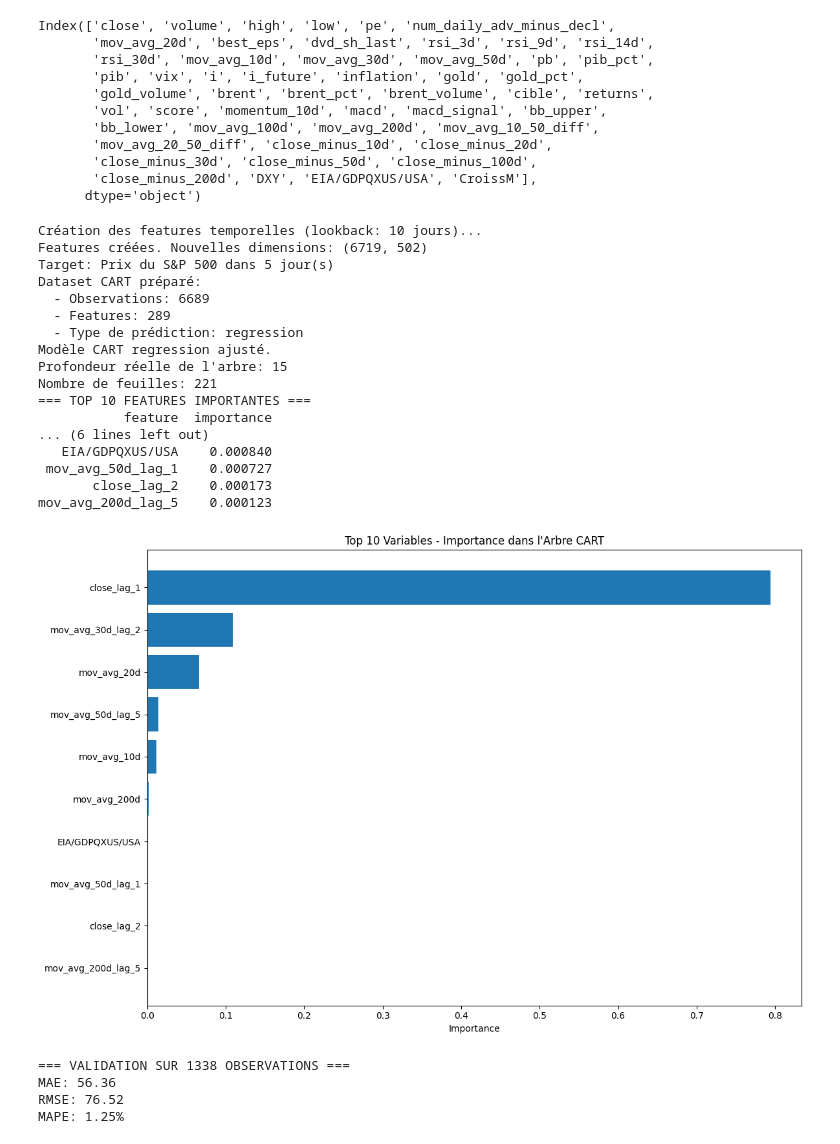
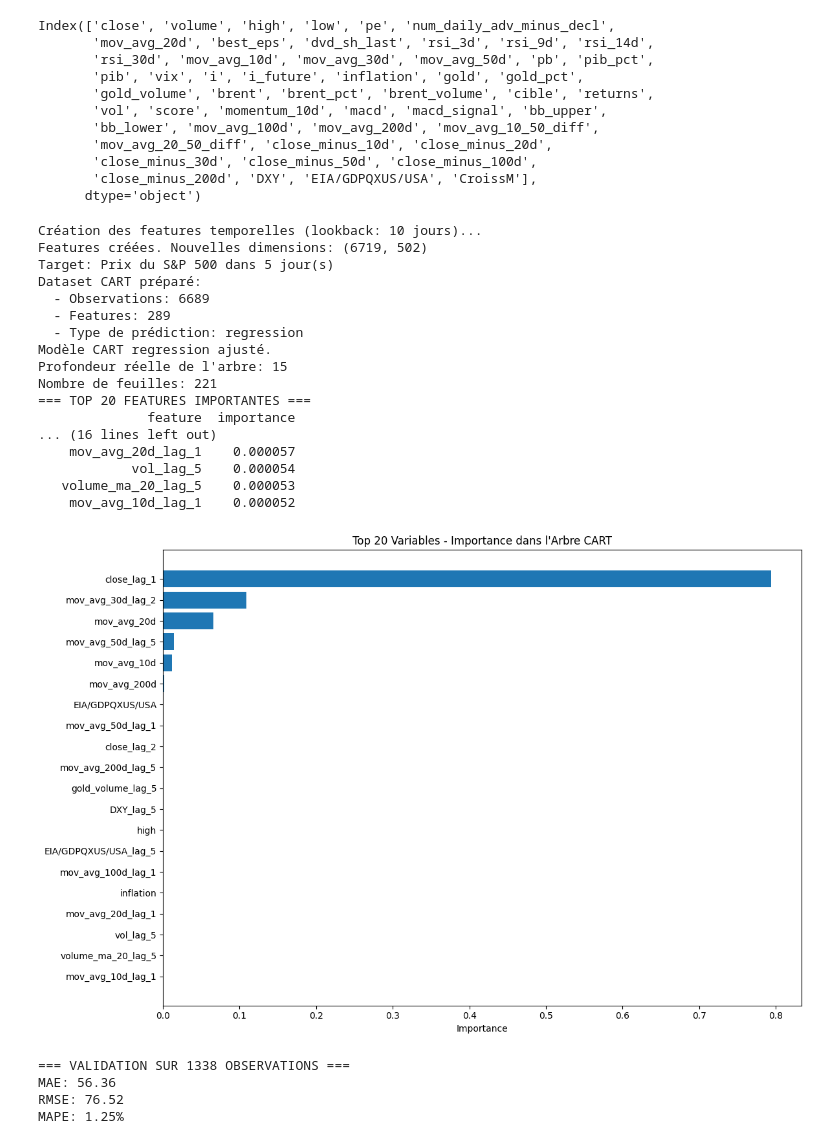
Before and after one commit to Alazuz/bigdata_project, a Jupyter notebook: CART.ipynb, the cells around one changed output. Drawn from its saved outputs; the diff is of its cells as text; code cells hidden in the pictures.

```diff
--- a/CART.ipynb
+++ b/CART.ipynb
@@ -280,11 +280,11 @@ class SP500CARTForecaster:
         # Paramètres à tester
         if self.prediction_type == 'regression':
             param_grid = {
-                'max_depth': [5, 10, 15, 20, None],
-                'min_samples_split': [20, 50, 100, 200],
-                'min_samples_leaf': [10, 20, 50],
-                'max_features': [0.3, 0.5, 0.7, 1.0]
-            }
+            'max_depth': [5, 10, 15, 20, None],
+            'min_samples_split': [2, 5, 10, 20, 50, 100],
+            'min_samples_leaf': [1, 5, 10, 20, 50],
+            'max_features': [0.1, 0.3, 0.5, 'sqrt', 'log2', 1.0]
+        }
             model = DecisionTreeRegressor(random_state=42)
             scoring = 'neg_mean_squared_error'
 
@@ -497,42 +497,58 @@ class SP500CARTForecaster:
 if __name__ == "__main__":
 
     forecast = SP500CARTForecaster(prediction_type='regression')
 
     forecast.data = data
 
     # Créer les features
     forecast.create_time_series_features(target_column='cible', lookback_periods=10)
 
     # Préparer pour CART
     X, y = forecast.prepare_cart_data(target_column='cible', forecast_horizon=5)
 
     # Ajuster modèle simple
     forecast.fit_simple_cart(max_depth=15, min_samples_split=50)
 
     # Analyser
-    importance_reg = forecast.feature_importance(top_n=10)
+    importance_reg = forecast.feature_importance(top_n=20)
     metrics_reg = forecast.validate_model()
 
     forecast.visualize_tree(max_depth_display=3)
+
+    # Pour prédire DEMAIN (données qu'on n'a pas encore)
+    print("\n💡 PRÉDICTION POUR DEMAIN")
+    print("=" * 60)
+
+    # Utiliser les features d'AUJOURD'HUI (dernière ligne)
+    today_features = forecast.features.iloc[-1:].copy()
+    tomorrow_price = forecast.model.predict(today_features)[0]
+
+    today_price = forecast.data['cible'].iloc[-1]
+    change = tomorrow_price - today_price
+    change_pct = (change / today_price) * 100
+
+    print(f"\nPrix actuel (aujourd'hui):  {today_price:.2f}")
+    print(f"Prix prédit (demain):        {tomorrow_price:.2f}")
+    print(f"Variation attendue:          {change:+.2f} ({change_pct:+.2f}%)")
 # %% [output]
 Création des features temporelles (lookback: 10 jours)...
 Features créées. Nouvelles dimensions: (6719, 502)
 Target: Prix du S&P 500 dans 5 jour(s)
 Dataset CART préparé:
   - Observations: 6689
   - Features: 289
   - Type de prédiction: regression
 Modèle CART regression ajusté.
 Profondeur réelle de l'arbre: 15
 Nombre de feuilles: 221
-=== TOP 10 FEATURES IMPORTANTES ===
-           feature  importance
-... (6 lines left out)
-   EIA/GDPQXUS/USA    0.000840
- mov_avg_50d_lag_1    0.000727
-       close_lag_2    0.000173
-mov_avg_200d_lag_5    0.000123
+=== TOP 20 FEATURES IMPORTANTES ===
+              feature  importance
+... (16 lines left out)
+    mov_avg_20d_lag_1    0.000057
+            vol_lag_5    0.000054
+   volume_ma_20_lag_5    0.000053
+    mov_avg_10d_lag_1    0.000052
-[figure, old version]
+[figure, new version]
 === VALIDATION SUR 1338 OBSERVATIONS ===
 MAE: 56.36
 RMSE: 76.52
```
Also changed, not shown: parts of 1 cell of this notebook.
